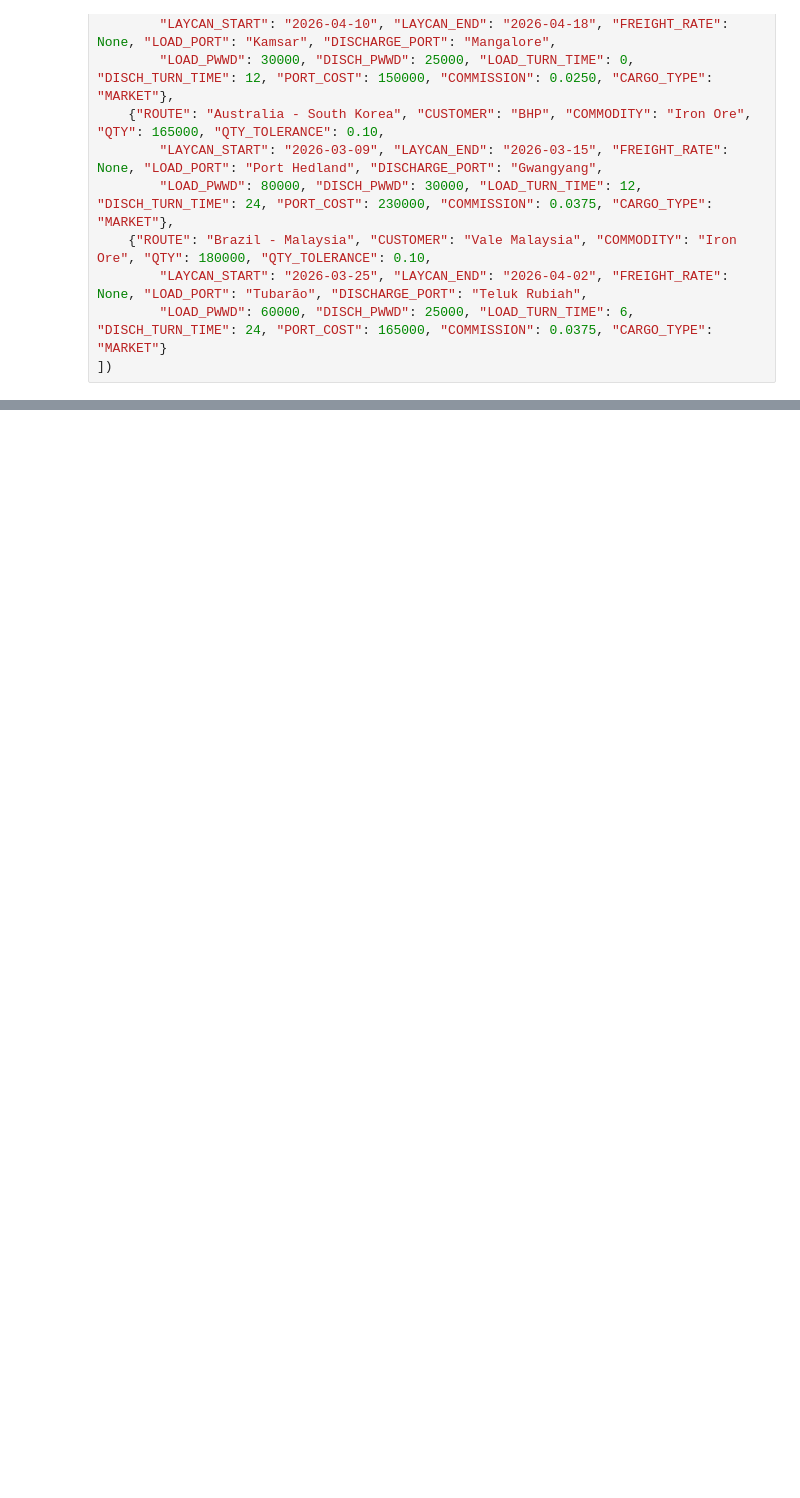
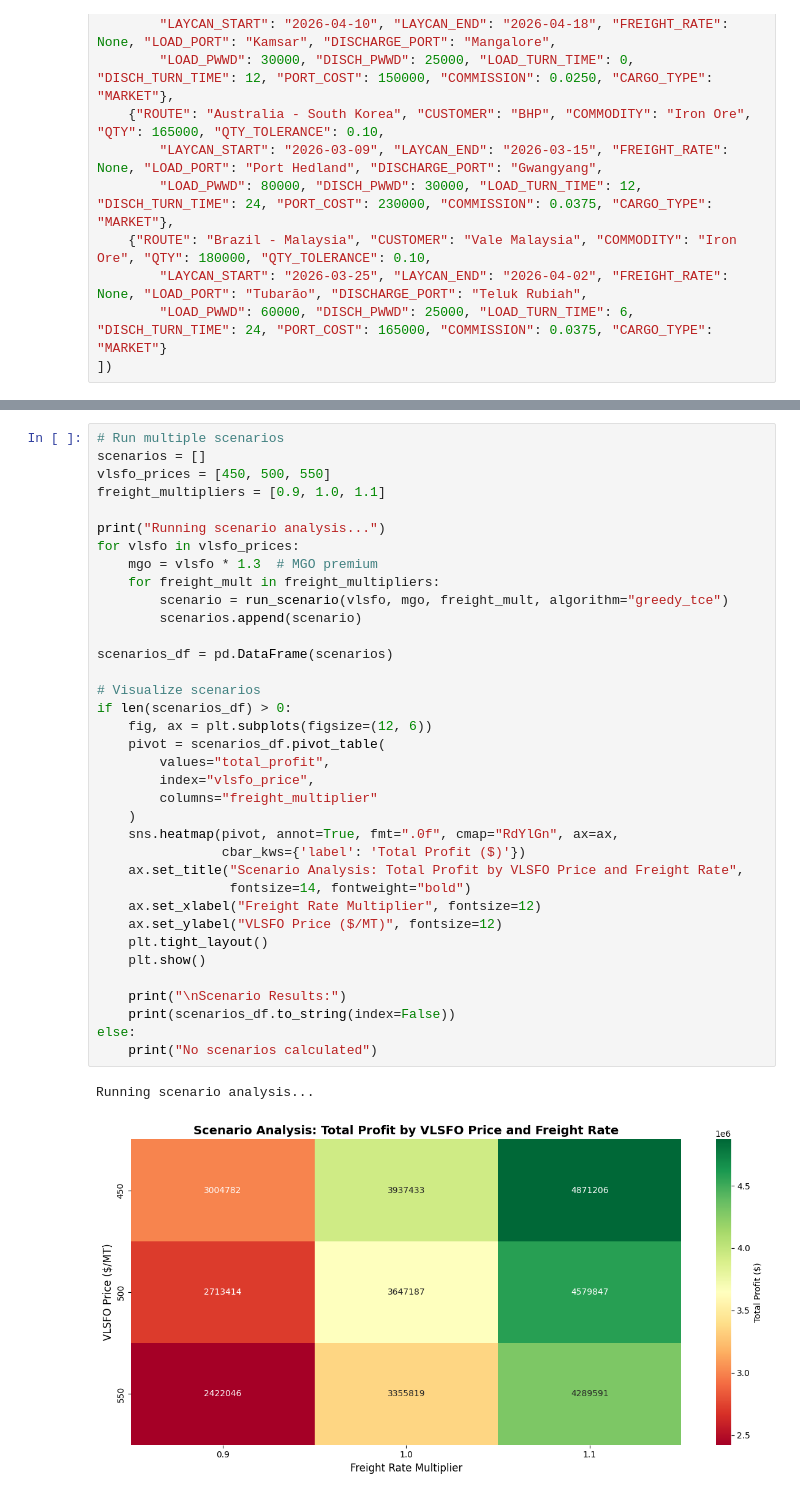
Before and after one commit to MuskanDhamuria/Datathon26, a Jupyter notebook: cargill-datathon-2026/notebooks/main.ipynb, the cells around one changed output, grey strips where cells are left out. Drawn from its saved outputs; the diff is of its cells as text; blank space fills up the shorter version.

```diff
--- a/cargill-datathon-2026/notebooks/main.ipynb
+++ b/cargill-datathon-2026/notebooks/main.ipynb
@@ -534,0 +1489,39 @@ NameError: name 'market_cargoes' is not defined
+# %%
+# Run multiple scenarios
+scenarios = []
+vlsfo_prices = [450, 500, 550]
+freight_multipliers = [0.9, 1.0, 1.1]
+
+print("Running scenario analysis...")
+for vlsfo in vlsfo_prices:
+    mgo = vlsfo * 1.3  # MGO premium
+    for freight_mult in freight_multipliers:
+        scenario = run_scenario(vlsfo, mgo, freight_mult, algorithm="greedy_tce")
+        scenarios.append(scenario)
+
+scenarios_df = pd.DataFrame(scenarios)
+
+# Visualize scenarios
+if len(scenarios_df) > 0:
+    fig, ax = plt.subplots(figsize=(12, 6))
+    pivot = scenarios_df.pivot_table(
+        values="total_profit",
+        index="vlsfo_price",
+        columns="freight_multiplier"
+    )
+    sns.heatmap(pivot, annot=True, fmt=".0f", cmap="RdYlGn", ax=ax,
+                cbar_kws={'label': 'Total Profit ($)'})
+    ax.set_title("Scenario Analysis: Total Profit by VLSFO Price and Freight Rate",
+                 fontsize=14, fontweight="bold")
+    ax.set_xlabel("Freight Rate Multiplier", fontsize=12)
+    ax.set_ylabel("VLSFO Price ($/MT)", fontsize=12)
+    plt.tight_layout()
+    plt.show()
+
+    print("\nScenario Results:")
+    print(scenarios_df.to_string(index=False))
+else:
+    print("No scenarios calculated")
+# %% [output]
+Running scenario analysis...
+[figure, added]
```
Also changed, not shown: parts of 41 cells of this notebook, 3 other files.
